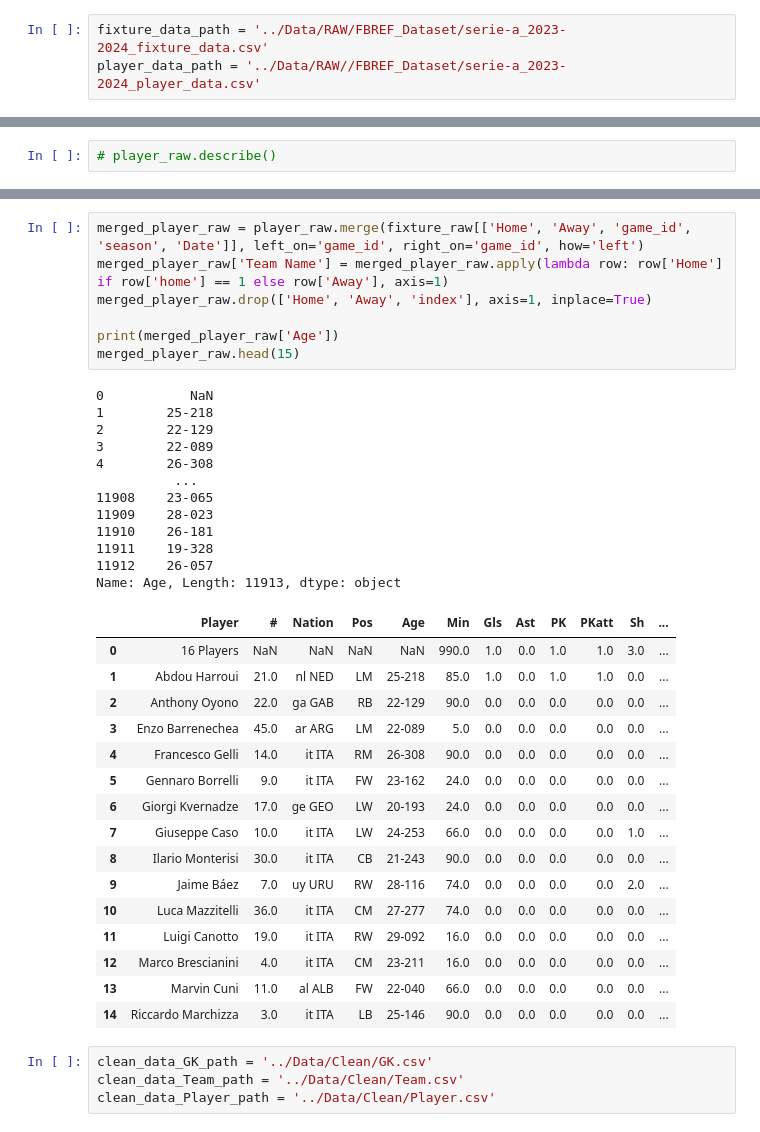
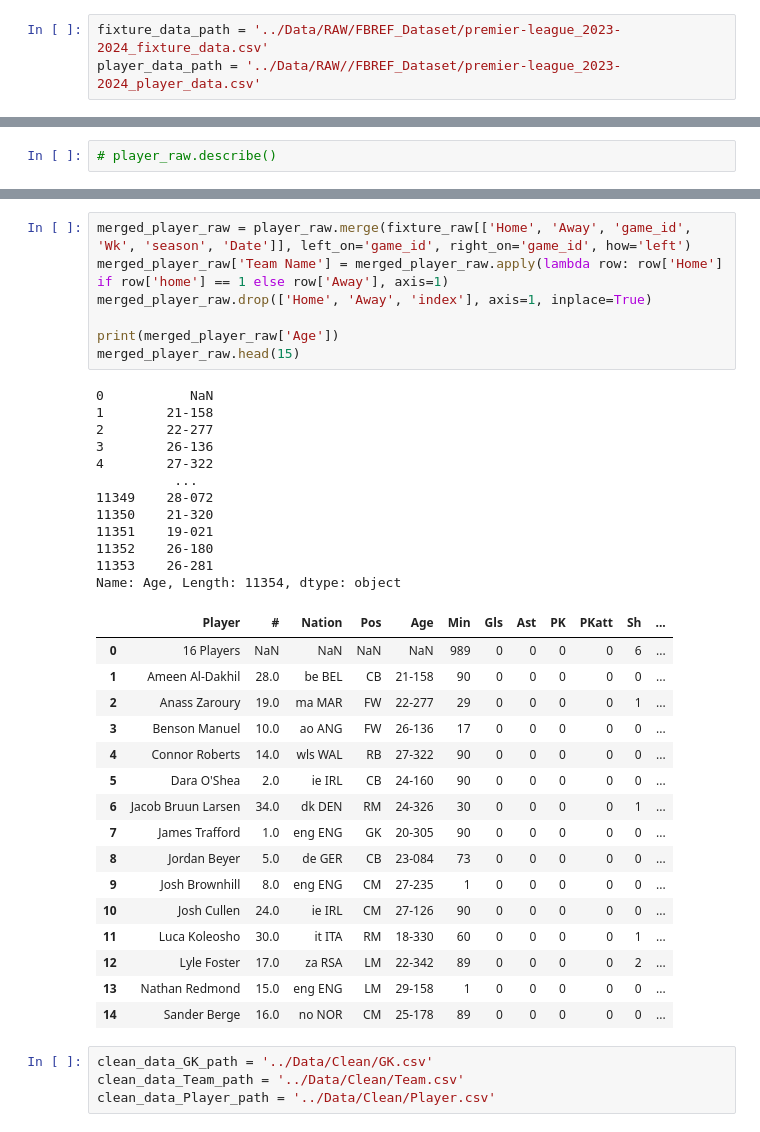
Before and after one commit to MinhTQ-594/Football-player-Price_prediction, a Jupyter notebook: Data preprocessing/Clean_data.ipynb, the cells around one changed output, grey strips where cells are left out. Cells and saved outputs as stored; diff of their text form.

```diff
--- a/Data preprocessing/Clean_data.ipynb
+++ b/Data preprocessing/Clean_data.ipynb
@@ -2,8 +2,8 @@
 import pandas as pd
 import os
 # %%
-fixture_data_path = '../Data/RAW/FBREF_Dataset/serie-a_2023-2024_fixture_data.csv'
-player_data_path = '../Data/RAW//FBREF_Dataset/serie-a_2023-2024_player_data.csv'
+fixture_data_path = '../Data/RAW/FBREF_Dataset/premier-league_2023-2024_fixture_data.csv'
+player_data_path = '../Data/RAW//FBREF_Dataset/premier-league_2023-2024_player_data.csv'
 # %%
 fixture_raw = pd.read_csv(fixture_data_path)
 # %%
@@ -126,41 +125,41 @@ home             0
 game_id          0
 dtype: int64
 # %%
-merged_player_raw = player_raw.merge(fixture_raw[['Home', 'Away', 'game_id', 'season', 'Date']], left_on='game_id', right_on='game_id', how='left')
+merged_player_raw = player_raw.merge(fixture_raw[['Home', 'Away', 'game_id', 'Wk', 'season', 'Date']], left_on='game_id', right_on='game_id', how='left')
 merged_player_raw['Team Name'] = merged_player_raw.apply(lambda row: row['Home'] if row['home'] == 1 else row['Away'], axis=1)
 merged_player_raw.drop(['Home', 'Away', 'index'], axis=1, inplace=True)
 
 print(merged_player_raw['Age'])
 merged_player_raw.head(15)
 # %% [output]
 0           NaN
-1        25-218
-2        22-129
-3        22-089
-4        26-308
+1        21-158
+2        22-277
+3        26-136
+4        27-322
           ...
-11908    23-065
-11909    28-023
-11910    26-181
-11911    19-328
-11912    26-057
-Name: Age, Length: 11913, dtype: object
+11349    28-072
+11350    21-320
+11351    19-021
+11352    26-180
+11353    26-281
+Name: Age, Length: 11354, dtype: object
 |  | Player | # | Nation | Pos | Age | Min | Gls | Ast | PK | PKatt | Sh | ... |
-| 0 | 16 Players | NaN | NaN | NaN | NaN | 990.0 | 1.0 | 0.0 | 1.0 | 1.0 | 3.0 | ... |
-| 1 | Abdou Harroui | 21.0 | nl NED | LM | 25-218 | 85.0 | 1.0 | 0.0 | 1.0 | 1.0 | 0.0 | ... |
-| 2 | Anthony Oyono | 22.0 | ga GAB | RB | 22-129 | 90.0 | 0.0 | 0.0 | 0.0 | 0.0 | 0.0 | ... |
-| 3 | Enzo Barrenechea | 45.0 | ar ARG | LM | 22-089 | 5.0 | 0.0 | 0.0 | 0.0 | 0.0 | 0.0 | ... |
-| 4 | Francesco Gelli | 14.0 | it ITA | RM | 26-308 | 90.0 | 0.0 | 0.0 | 0.0 | 0.0 | 0.0 | ... |
-| 5 | Gennaro Borrelli | 9.0 | it ITA | FW | 23-162 | 24.0 | 0.0 | 0.0 | 0.0 | 0.0 | 0.0 | ... |
-| 6 | Giorgi Kvernadze | 17.0 | ge GEO | LW | 20-193 | 24.0 | 0.0 | 0.0 | 0.0 | 0.0 | 0.0 | ... |
-| 7 | Giuseppe Caso | 10.0 | it ITA | LW | 24-253 | 66.0 | 0.0 | 0.0 | 0.0 | 0.0 | 1.0 | ... |
-| 8 | Ilario Monterisi | 30.0 | it ITA | CB | 21-243 | 90.0 | 0.0 | 0.0 | 0.0 | 0.0 | 0.0 | ... |
-| 9 | Jaime Báez | 7.0 | uy URU | RW | 28-116 | 74.0 | 0.0 | 0.0 | 0.0 | 0.0 | 2.0 | ... |
-| 10 | Luca Mazzitelli | 36.0 | it ITA | CM | 27-277 | 74.0 | 0.0 | 0.0 | 0.0 | 0.0 | 0.0 | ... |
-| 11 | Luigi Canotto | 19.0 | it ITA | RW | 29-092 | 16.0 | 0.0 | 0.0 | 0.0 | 0.0 | 0.0 | ... |
-| 12 | Marco Brescianini | 4.0 | it ITA | CM | 23-211 | 16.0 | 0.0 | 0.0 | 0.0 | 0.0 | 0.0 | ... |
-| 13 | Marvin Cuni | 11.0 | al ALB | FW | 22-040 | 66.0 | 0.0 | 0.0 | 0.0 | 0.0 | 0.0 | ... |
-| 14 | Riccardo Marchizza | 3.0 | it ITA | LB | 25-146 | 90.0 | 0.0 | 0.0 | 0.0 | 0.0 | 0.0 | ... |
+| 0 | 16 Players | NaN | NaN | NaN | NaN | 989 | 0 | 0 | 0 | 0 | 6 | ... |
+| 1 | Ameen Al-Dakhil | 28.0 | be BEL | CB | 21-158 | 90 | 0 | 0 | 0 | 0 | 0 | ... |
+| 2 | Anass Zaroury | 19.0 | ma MAR | FW | 22-277 | 29 | 0 | 0 | 0 | 0 | 1 | ... |
+| 3 | Benson Manuel | 10.0 | ao ANG | FW | 26-136 | 17 | 0 | 0 | 0 | 0 | 0 | ... |
+| 4 | Connor Roberts | 14.0 | wls WAL | RB | 27-322 | 90 | 0 | 0 | 0 | 0 | 0 | ... |
+| 5 | Dara O'Shea | 2.0 | ie IRL | CB | 24-160 | 90 | 0 | 0 | 0 | 0 | 0 | ... |
+| 6 | Jacob Bruun Larsen | 34.0 | dk DEN | RM | 24-326 | 30 | 0 | 0 | 0 | 0 | 1 | ... |
+| 7 | James Trafford | 1.0 | eng ENG | GK | 20-305 | 90 | 0 | 0 | 0 | 0 | 0 | ... |
+| 8 | Jordan Beyer | 5.0 | de GER | CB | 23-084 | 73 | 0 | 0 | 0 | 0 | 0 | ... |
+| 9 | Josh Brownhill | 8.0 | eng ENG | CM | 27-235 | 1 | 0 | 0 | 0 | 0 | 0 | ... |
+| 10 | Josh Cullen | 24.0 | ie IRL | CM | 27-126 | 90 | 0 | 0 | 0 | 0 | 0 | ... |
+| 11 | Luca Koleosho | 30.0 | it ITA | RM | 18-330 | 60 | 0 | 0 | 0 | 0 | 1 | ... |
+| 12 | Lyle Foster | 17.0 | za RSA | LM | 22-342 | 89 | 0 | 0 | 0 | 0 | 2 | ... |
+| 13 | Nathan Redmond | 15.0 | eng ENG | LM | 29-158 | 1 | 0 | 0 | 0 | 0 | 0 | ... |
+| 14 | Sander Berge | 16.0 | no NOR | CM | 25-178 | 89 | 0 | 0 | 0 | 0 | 0 | ... |
 # %%
 clean_data_GK_path = '../Data/Clean/GK.csv'
 clean_data_Team_path = '../Data/Clean/Team.csv'
```
Also changed, not shown: parts of 11 cells of this notebook, 3 other files.
